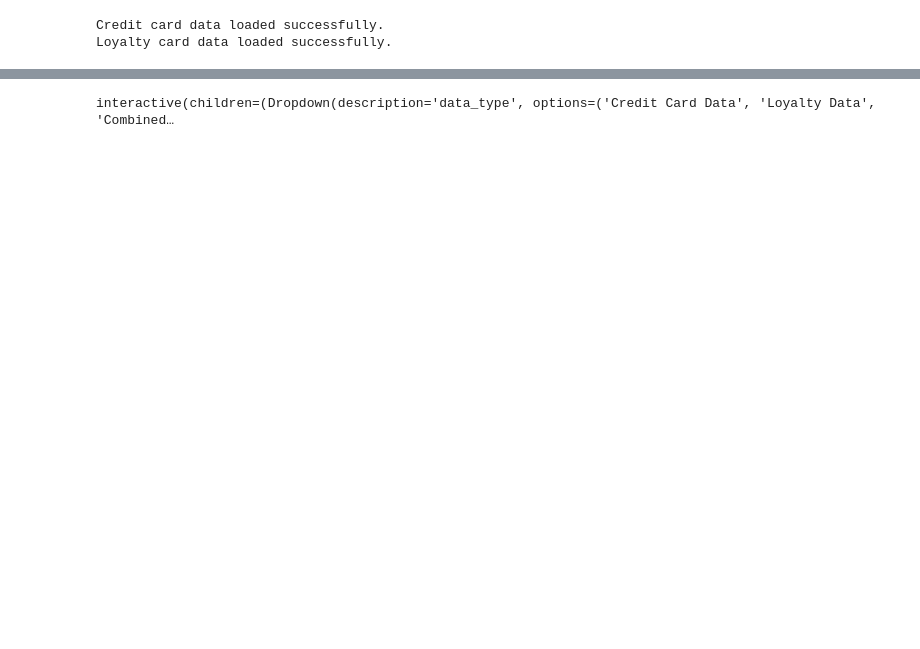
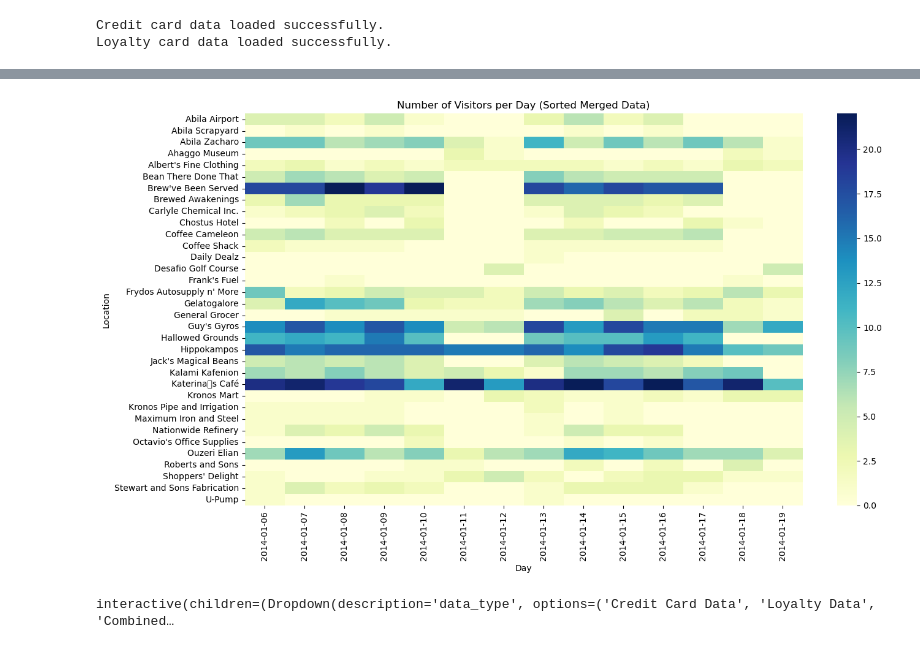
Before and after one commit to jronnefalk/advanced-visual-data-analysis, a Jupyter notebook: Project/main.ipynb, the cells around one changed output, grey strips where cells are left out. Drawn from its saved outputs; the diff is of its cells as text; code cells hidden in the pictures; blank space fills up the shorter version.

Commit message:
have sorted the data

```diff
--- a/Project/main.ipynb
+++ b/Project/main.ipynb
@@ -114,3 +111,31 @@ plt.show()
+# %%
+# Läs in den sorterade datan
+sorted_merged_data = pd.read_csv("merged_data.csv")
+
+# Konvertera 'timestamp' till datetime-objekt
+sorted_merged_data['timestamp'] = pd.to_datetime(sorted_merged_data['timestamp'])
+
+# Extrahera dag från timestamp
+sorted_merged_data['day'] = sorted_merged_data['timestamp'].dt.date
+
+# Beräkna antalet besökare per dag för varje plats
+visitors_per_day = sorted_merged_data.groupby(['location', 'day']).size().unstack(fill_value=0)
+
+# Definiera färgskala
+vmin = visitors_per_day.min().min()
+vmax = visitors_per_day.max().max()
+
+# Plotta heatmap
+plt.figure(figsize=(14, 8))
+plt.title('Number of Visitors per Day (Sorted Merged Data)')
+sns.heatmap(visitors_per_day, cmap='YlGnBu', vmin=vmin, vmax=vmax)
+plt.xlabel('Day')
+plt.ylabel('Location')
+plt.xticks(rotation=90)
+plt.tight_layout()
+plt.show()
+# %% [output]
+[figure, added]
 # %%
 from ipywidgets import interact
 import ipywidgets as widgets
```
Also changed, not shown: parts of 6 cells of this notebook, 1 other file.
